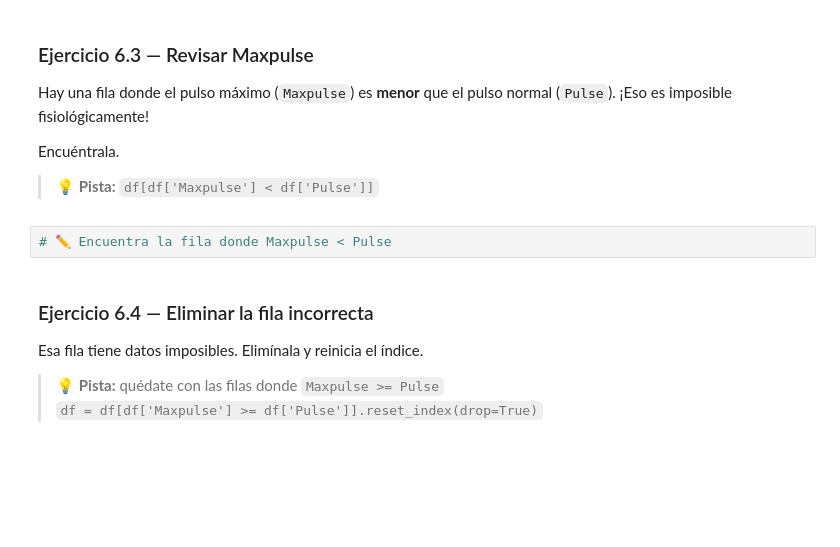
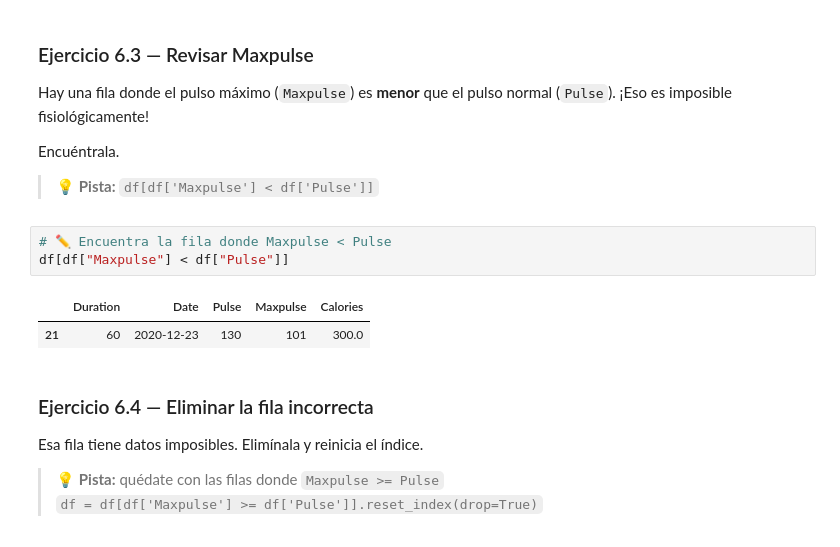
Before and after one commit to JosePuges/pildora-limpieza, a Jupyter notebook: ejercicio_limpieza_pandas_gimnasio.ipynb, the cells around one changed output. Cells and saved outputs as stored; diff of their text form; blank space fills up the shorter version.

```diff
--- a/ejercicio_limpieza_pandas_gimnasio.ipynb
+++ b/ejercicio_limpieza_pandas_gimnasio.ipynb
@@ -363,6 +376,10 @@ Encuéntrala.
 > 💡 **Pista:** `df[df['Maxpulse'] < df['Pulse']]`
 # %%
 # ✏️ Encuentra la fila donde Maxpulse < Pulse
+df[df["Maxpulse"] < df["Pulse"]]
+# %% [output]
+|  | Duration | Date | Pulse | Maxpulse | Calories |
+| 21 | 60 | 2020-12-23 | 130 | 101 | 300.0 |
 # %% [markdown]
 ### Ejercicio 6.4 — Eliminar la fila incorrecta
 Esa fila tiene datos imposibles. Elimínala y reinicia el índice.
```
Also changed, not shown: parts of 10 cells of this notebook.
